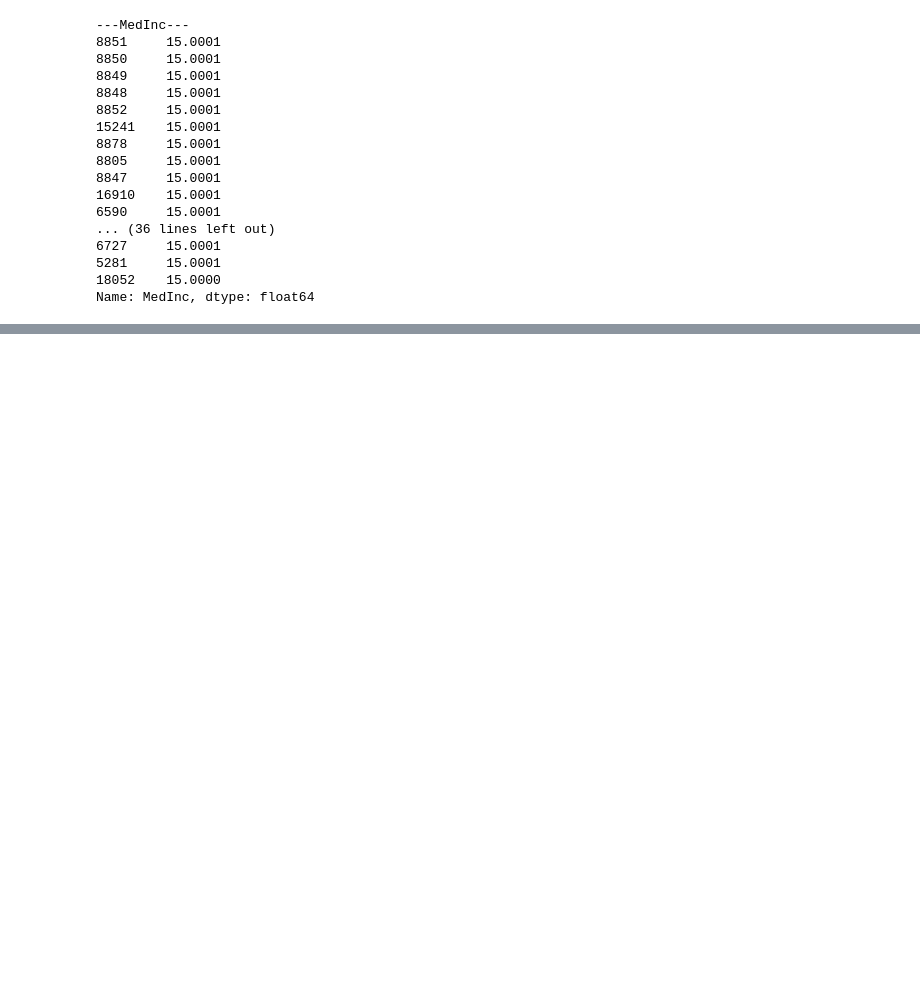
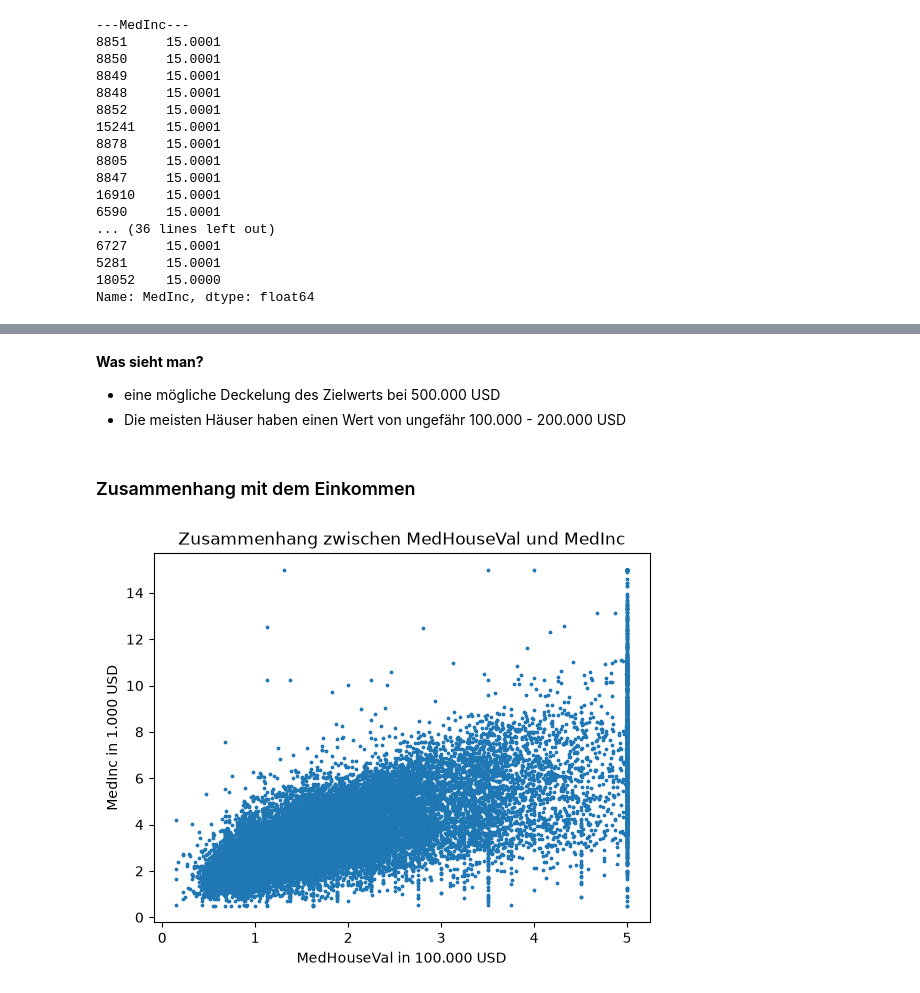
Before and after one commit to aaronddecker/california-housing-ml, a Jupyter notebook: notebooks/01_data_understanding.ipynb, the cells around one changed output, grey strips where cells are left out. Saved outputs shown, nothing was run; the diff lists cells and outputs as text; code cells hidden in the pictures; blank space fills up the shorter version.

```diff
--- a/notebooks/01_data_understanding.ipynb
+++ b/notebooks/01_data_understanding.ipynb
@@ -114,0 +147,17 @@ Name: MedInc, dtype: float64
+# %% [markdown]
+**Was sieht man?**
+- eine mögliche Deckelung des Zielwerts bei 500.000 USD
+- Die meisten Häuser haben einen Wert von ungefähr 100.000 - 200.000 USD
+# %% [markdown]
+### Zusammenhang mit dem Einkommen
+# %%
+fig, ax = plt.subplots()
+
+ax.scatter(blockgroups["MedHouseVal"], blockgroups["MedInc"], s=3)
+ax.set_title("Zusammenhang zwischen MedHouseVal und MedInc")
+ax.set_xlabel("MedHouseVal in 100.000 USD")
+ax.set_ylabel("MedInc in 1.000 USD")
+
+plt.show()
+# %% [output]
+[figure, added]
```
Also changed, not shown: parts of 19 cells of this notebook.
